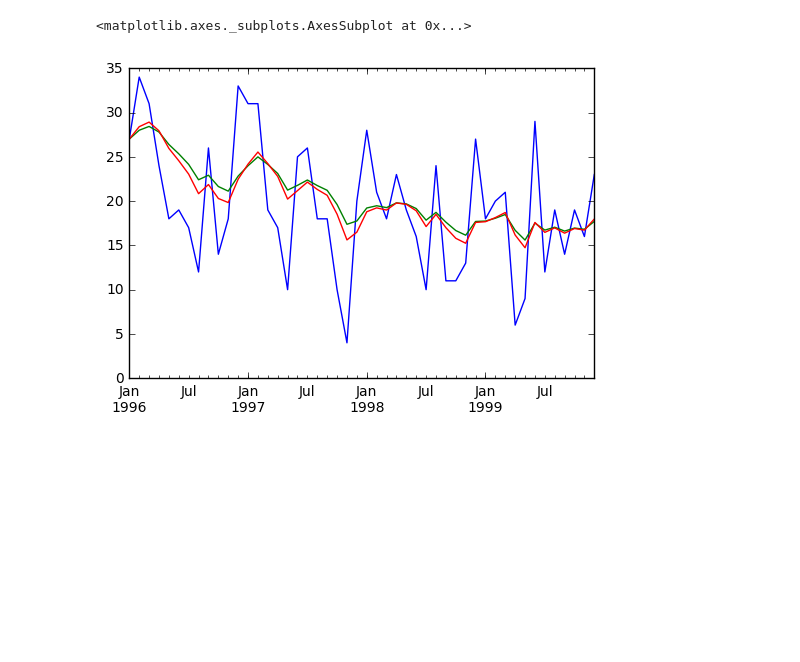
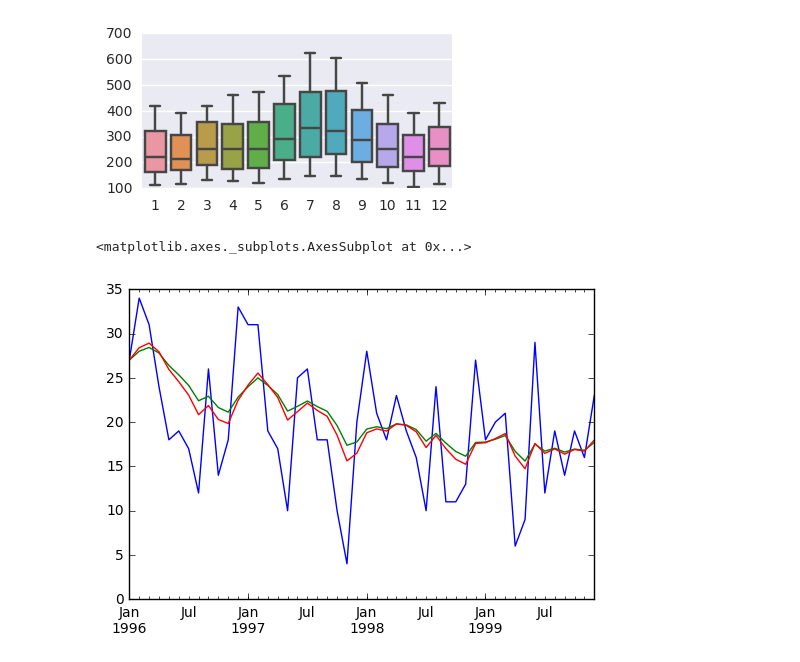
Before and after one commit to gregclinton/murphy, a Jupyter notebook: tsa.ipynb, the cells around one changed output. Drawn from its saved outputs; the diff is of its cells as text; code cells hidden in the pictures; blank space fills up the shorter version.

```diff
--- a/tsa.ipynb
+++ b/tsa.ipynb
@@ -11,3 +28,9 @@ import tsa
+# %%
+plt.figure(figsize = (4, 2))
+seaborn.boxplot(ts.index.month, ts)
+plt.show()
+# %% [output]
+[figure, added]
 # %%
 reload(datasets)
 ts = datasets.motor()
```
Also changed, not shown: parts of 4 cells of this notebook.
